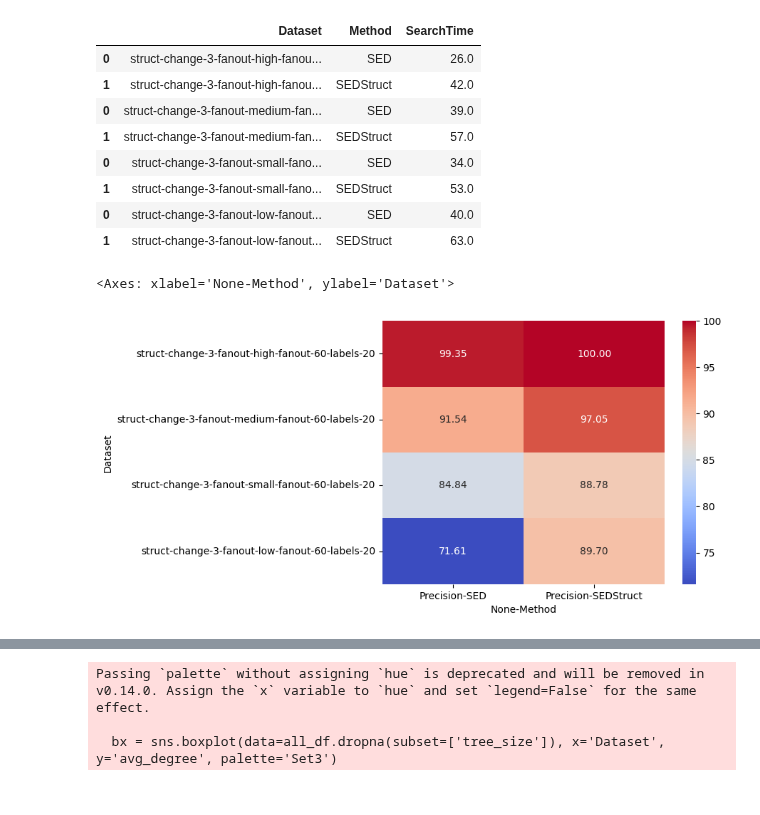
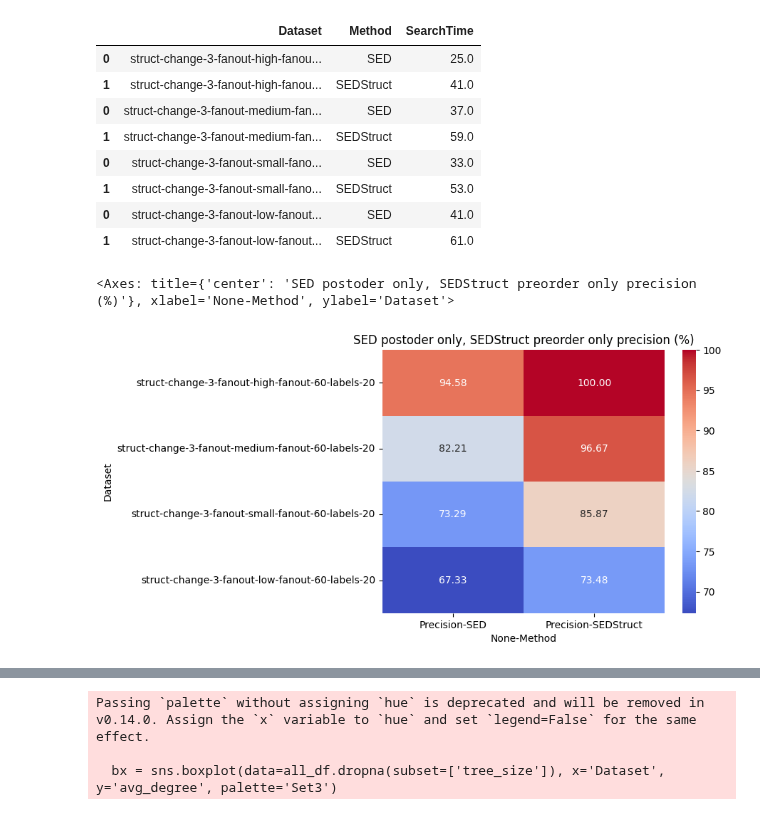
Before and after one commit to LukMRVC/tree-statistics, a Jupyter notebook: gen-precision.ipynb, the cells around one changed output, grey strips where cells are left out. Drawn from its saved outputs; the diff is of its cells as text; code cells hidden in the pictures.

```diff
--- a/gen-precision.ipynb
+++ b/gen-precision.ipynb
@@ -34,35 +34,6 @@ ALGORITHMS_ENUM_NAMES = {
 qdf = pd.DataFrame()
 
 BASEPATH = 'resources/workloads/generated/'
-# fanout = ['high-fanout', 'medhigh-fanout', 'medium-fanout', 'low-fanout']
-# fanout = ['ultrahigh-fanout', 'high-fanout', 'medium-fanout', 'low-fanout', 'ultralow-fanout']
-# datasets = [f'pairs-fanout-{fo}-30' for fo in fanout] # change of structure - mainly subtree moves - 5 labels - 3 edits min
-
-# fanout = ['ultrahigh-fanout', 'high-fanout', 'medium-fanout', 'mid-fanout', 'small-fanout', 'verysmall-fanout', 'low-fanout']
-# datasets = [f'struct-change-fanout-{fo}-30' for fo in fanout] # structure change - change of structure wihthout relabeling 5 labels - 3 edits min
-# datasets = [f'struct-change-fanout-{fo}-30-labels-8' for fo in fanout] # structure change - change of structure wihthout relabeling 5 labels - 3 edits min
-
-# last result
-fanout = ['ultrahigh-fanout', 'high-fanout', 'mid-fanout', 'medium-fanout', 'small-fanout']
-datasets = [f'struct-change-{fo}-60-labels-5' for fo in fanout] # structure change - change of structure wihthout relabeling 5 labels - 3 edits min
-# datasets = ['unbalanced-c3-80-p00', 'unbalanced-c3-80-p01', 'unbalanced-c3-80-p015', 'unbalanced-c3-80-p02', 'unbalanced-c3-80-p025', 'unbalanced-c3-80-p035', 'unbalanced-c3-80-p05', 'unbalanced-c3-80-p10']
-
-# datasets = [f'adjusted-unbalanced-c3-60-p{str(ds).replace('.', '')}' for ds in [ 0,0.15,0.2,0.25,0.5, 0.7, 1]]
-# datasets = [f'adjusted-unbalanced-c3-30-p{str(ds).replace('.', '')}' for ds in [ 0,0.15,0.2,0.25,0.5, 0.7, 1]]
-
-# datasets = [f'gen-fanout-{fo}-30' for fo in fanout] # generated - change of labels
-# datasets = [f'fanout-{fo}-30' for fo in fanout]
-
-# fanout = [(5, 'small-fanout'), (50, 'small-fanout'), (500, 'small-fanout'), (5000, 'small-fanout')]
-# datasets = [f'labels-{lo}-fanout-{fo}-30' for lo, fo in fanout] # change of structure with labels edits - 3 edits min
-
-# TODO: Dodelat dataset aby SED a SEDStruct meli stejnou precision
-
-# fanout = ['high-fanout', 'mid-fanout', 'medium-fanout', 'small-fanout', 'low-fanout']
-# datasets = [f'struct-label-change-fanout-{fo}-30' for fo in fanout] # change of structure with labels edits - 3 edits min
-
-# fanout = ['ultrahigh-fanout', 'high-fanout', 'mid-fanout', 'small-fanout', 'low-fanout']
-# fanout = ['ultrahigh-fanout', 'high-fanout', 'mid-fanout', 'medium-fanout']
 fanout = ['high-fanout', 'medium-fanout', 'small-fanout', 'low-fanout']
 datasets = [f'struct-change-3-fanout-{fo}-60-labels-20' for fo in fanout] # structure change - change of structure wihthout relabeling 5 labels - 3 edits min
 
@@ -87,14 +58,14 @@ for ds in datasets:
 display(qdf)
 # %% [output]
 |  | Dataset | Method | SearchTime |
-| 0 | struct-change-3-fanout-high-fanou... | SED | 26.0 |
-| 1 | struct-change-3-fanout-high-fanou... | SEDStruct | 42.0 |
-| 0 | struct-change-3-fanout-medium-fan... | SED | 39.0 |
-| 1 | struct-change-3-fanout-medium-fan... | SEDStruct | 57.0 |
-| 0 | struct-change-3-fanout-small-fano... | SED | 34.0 |
+| 0 | struct-change-3-fanout-high-fanou... | SED | 25.0 |
+| 1 | struct-change-3-fanout-high-fanou... | SEDStruct | 41.0 |
+| 0 | struct-change-3-fanout-medium-fan... | SED | 37.0 |
+| 1 | struct-change-3-fanout-medium-fan... | SEDStruct | 59.0 |
+| 0 | struct-change-3-fanout-small-fano... | SED | 33.0 |
 | 1 | struct-change-3-fanout-small-fano... | SEDStruct | 53.0 |
-| 0 | struct-change-3-fanout-low-fanout... | SED | 40.0 |
-| 1 | struct-change-3-fanout-low-fanout... | SEDStruct | 63.0 |
+| 0 | struct-change-3-fanout-low-fanout... | SED | 41.0 |
+| 1 | struct-change-3-fanout-low-fanout... | SEDStruct | 61.0 |
 # %%
 all_sed_candidates = pd.DataFrame()
 all_sedstruct_candidates = pd.DataFrame()
@@ -125,35 +96,36 @@ for dataset in datasets:
     qdf.loc[(qdf['Dataset'] == dataset) & (qdf['Method'] == 'SEDStruct'), 'VerificationTime'] = sedstruct_dataset_time
 
 # Get SED precision
 sed_precision = all_sed_candidates.groupby('Dataset').size().reset_index(name='SED_Total')
 sed_passed = all_vdf[all_vdf['passed'] == 1].groupby('Dataset').size().reset_index(name='SED_Passed')
 sed_precision = sed_precision.merge(sed_passed, on='Dataset', how='left').fillna(0)
 sed_precision['Method'] = 'SED'
 sed_precision['Precision'] = (sed_precision['SED_Passed'] / sed_precision['SED_Total']) * 100
 
 #  Get SEDStruct precision
 sedstruct_precision = all_sedstruct_candidates.groupby('Dataset').size().reset_index(name='SEDStruct_Total')
 sedstruct_passed = all_vdf[all_vdf['passed'] == 1].groupby('Dataset').size().reset_index(name='SEDStruct_Passed')
 sedstruct_precision = sedstruct_precision.merge(sedstruct_passed, on='Dataset', how='left').fillna(0)
 sedstruct_precision['Method'] = 'SEDStruct'
 sedstruct_precision['Precision'] = (sedstruct_precision['SEDStruct_Passed'] / sedstruct_precision['SEDStruct_Total']) * 100
 
 # Combine results
 precision_df = pd.concat([
     sed_precision[['Dataset', 'Method', 'SED_Total', 'SED_Passed', 'Precision']].rename(columns={'SED_Total': 'Total', 'SED_Passed': 'Passed'}),
     sedstruct_precision[['Dataset', 'Method', 'SEDStruct_Total', 'SEDStruct_Passed', 'Precision']].rename(columns={'SEDStruct_Total': 'Total', 'SEDStruct_Passed': 'Passed'})
 ])
 
 precision_df
 
 pdf = precision_df.pivot(index=['Dataset'], columns=['Method'], values=['Precision'])
 pdf = pdf.reindex(datasets)
 pdf
 
+plt.title('SED postoder only, SEDStruct preorder only precision (%)')
 sns.heatmap(pdf, annot=True, fmt='.2f', cmap='coolwarm')
 # %% [output]
-<Axes: xlabel='None-Method', ylabel='Dataset'>
+<Axes: title={'center': 'SED postoder only, SEDStruct preorder only precision (%)'}, xlabel='None-Method', ylabel='Dataset'>
-[figure, old version]
+[figure, new version]
 # %%
 all_df = pd.DataFrame()
 for ds in datasets:
```
Also changed, not shown: parts of 12 cells of this notebook.
